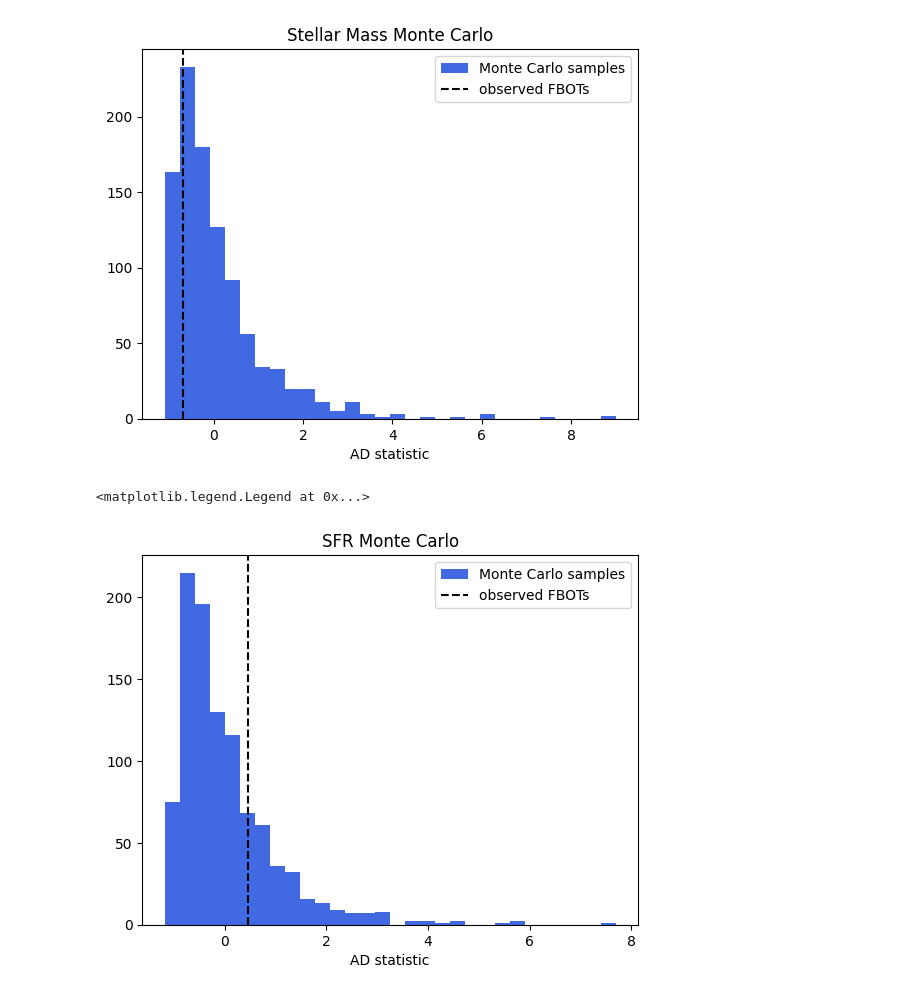
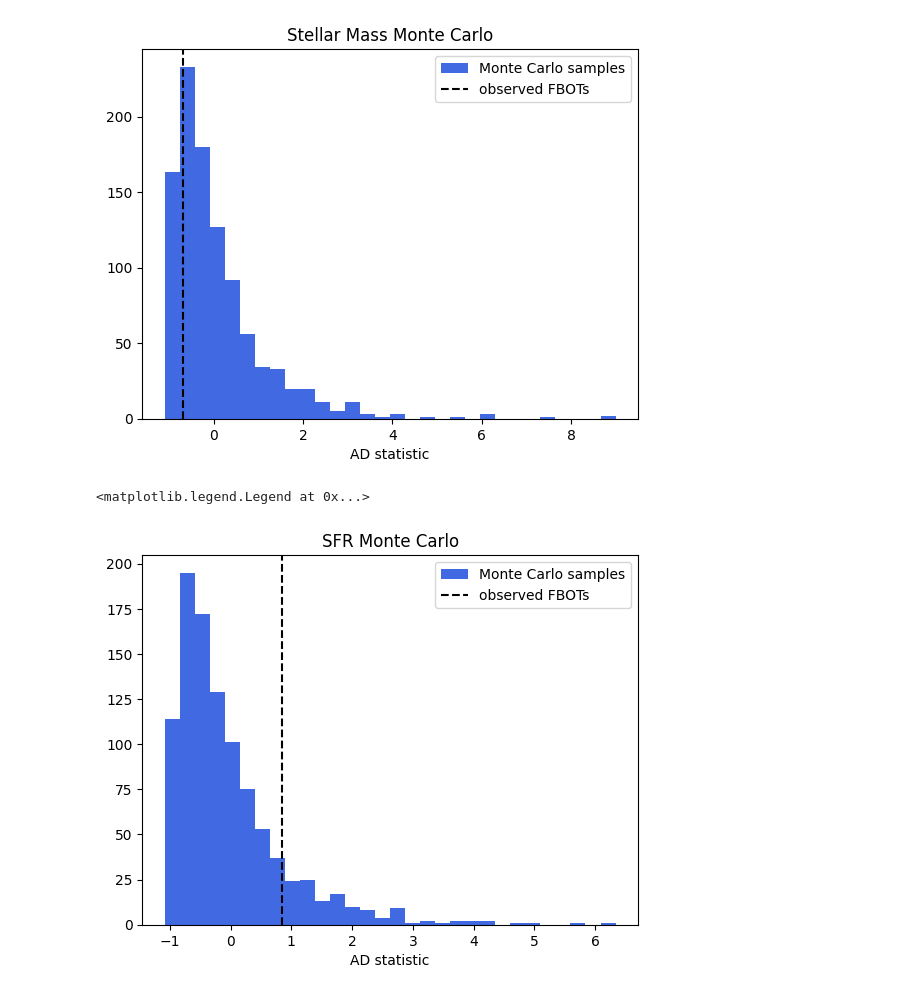
Before and after one commit to aswinsuresh24/sne_hosts, a Jupyter notebook: hosts.ipynb, the cells around one changed output. Cells and saved outputs as stored; diff of their text form; code cells hidden in the pictures.

Commit message:
redo monte carlo for extinction

```diff
--- a/hosts.ipynb
+++ b/hosts.ipynb
@@ -337,6 +367,6 @@ run_cigale('pcigale.ini', data_file, 'ptfccsne', plot=True)
 👍 Object 817/817 ━━━━━━━━━━━━━━━━━━━━━━━━━━━━━━━━━ 100%  0:00:19 0:00:00 42.2/s0m 42.4/s2.3/s
 [INFO] Done.
 # %%
-sne_results, sne_obs = create_results_table(['ptfIIsne', 'ptfIbcsne', 'ptfnarrowsne', 'ptfslsne'], '.', type=redshifts, overwrite=True)
+sne_results, sne_obs = create_results_table(['ptfccsne'], '.', type=redshifts, overwrite=True)
 fbot_results, fbot_obs = create_results_table(['ztffbots'], '.', type='FBOT', overwrite=True)
 # %%
@@ -415,33 +445,4 @@ Text(0.5, 1.0, 'Host Extinction')
-# %%
-def monte_carlo_sims_1d(fbot_pop_var, sne_pop_var, nsim = 1000):
-    len_samp = len(fbot_pop_var)
-    #statistics for observed population of FBOTs
-    #two-sided null hypothesis KS test
-    ks_stats_obs = kstest(fbot_pop_var, sne_pop_var, alternative='two_sided')
-
-    #Anderson-Darling test
-    rng = np.random.default_rng()
-    ad_method = PermutationMethod(n_resamples=9999, random_state=rng)
-    ad_stats_obs = anderson_ksamp([fbot_pop_var, sne_pop_var], method=ad_method)
-
-    print(f'KS test on observed distribution: stat {ks_stats_obs.statistic}, pval {ks_stats_obs.pvalue}')
-    print(f'AD test on observed distribution: stat {ad_stats_obs.statistic}, pval {ad_stats_obs.pvalue}')
-
-    kernel = gaussian_kde(sne_pop_var)
-    mc_stats = {'KS': [], 'AD': [], 'p1': [], 'p2': []}
-    for i in tqdm(range(nsim)):
-        smp_ = kernel.resample(len_samp)[0]
-        ks_smp = kstest(smp_, sne_pop_var, alternative='two_sided')
-        ad_smp = anderson_ksamp([smp_, sne_pop_var], method=ad_method)
-        mc_stats['KS'].append(ks_smp.statistic); mc_stats['AD'].append(ad_smp.statistic)
-        mc_stats['p1'].append(ks_smp.pvalue); mc_stats['p2'].append(ad_smp.pvalue)
-
-    ks_pval = (mc_stats['KS'] > ks_stats_obs.statistic).sum()/nsim
-    ad_pval = (mc_stats['AD'] > ad_stats_obs.statistic).sum()/nsim
-
-    print(f'Monte Carlo p-values: KS {ks_pval} AD {ad_pval}')
-
-    return mc_stats, ks_pval, ad_pval
 # %%
-mc_stats, ks_pval, ad_pval = monte_carlo_sims_1d(np.log10(fbot_results['bayes.attenuation.ebvs_old_factor']), np.log10(sne_results['bayes.attenuation.ebvs_old_factor']))
+mc_stats, ks_pval, ad_pval = monte_carlo_sims_1d(np.log10(fbot_results['bayes.sfh.sfr']), np.log10(sne_results['bayes.sfh.sfr']),
+                                                 kde_weights=(np.log(10) * sne_results['bayes.sfh.sfr']/sne_results['bayes.sfh.sfr_err'])**2)
 # %% [output]
@@ -459,13 +460,13 @@ plt.legend()
 [figure]
 # %%
 plt.hist(mc_stats['AD'], bins = 30, color = 'royalblue', label = 'Monte Carlo samples')
-plt.axvline(0.4613451165065528, linestyle = '--', alpha = 1, color = 'black', label = 'observed FBOTs')
+plt.axvline(0.847509040844796, linestyle = '--', alpha = 1, color = 'black', label = 'observed FBOTs')
 plt.xlabel('AD statistic')
 plt.title('SFR Monte Carlo')
 plt.legend()
 # %% [output]
 <matplotlib.legend.Legend at 0x...>
-[figure, old version]
+[figure, new version]
 # %%
 plt.hist(mc_stats['AD'], bins = 30, color = 'royalblue', label = 'Monte Carlo samples')
 plt.axvline(7.439860949860264, linestyle = '--', alpha = 1, color = 'black', label = 'observed FBOTs')
```
Also changed, not shown: parts of 7 cells of this notebook, 2 other files.
